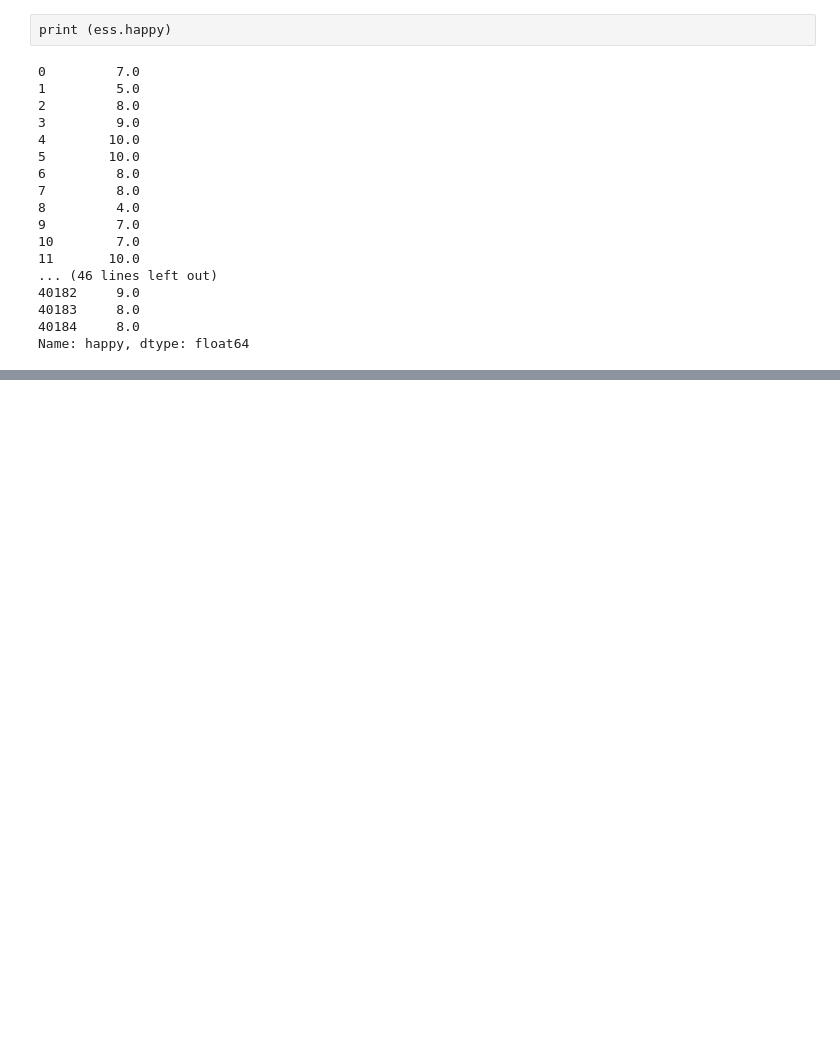
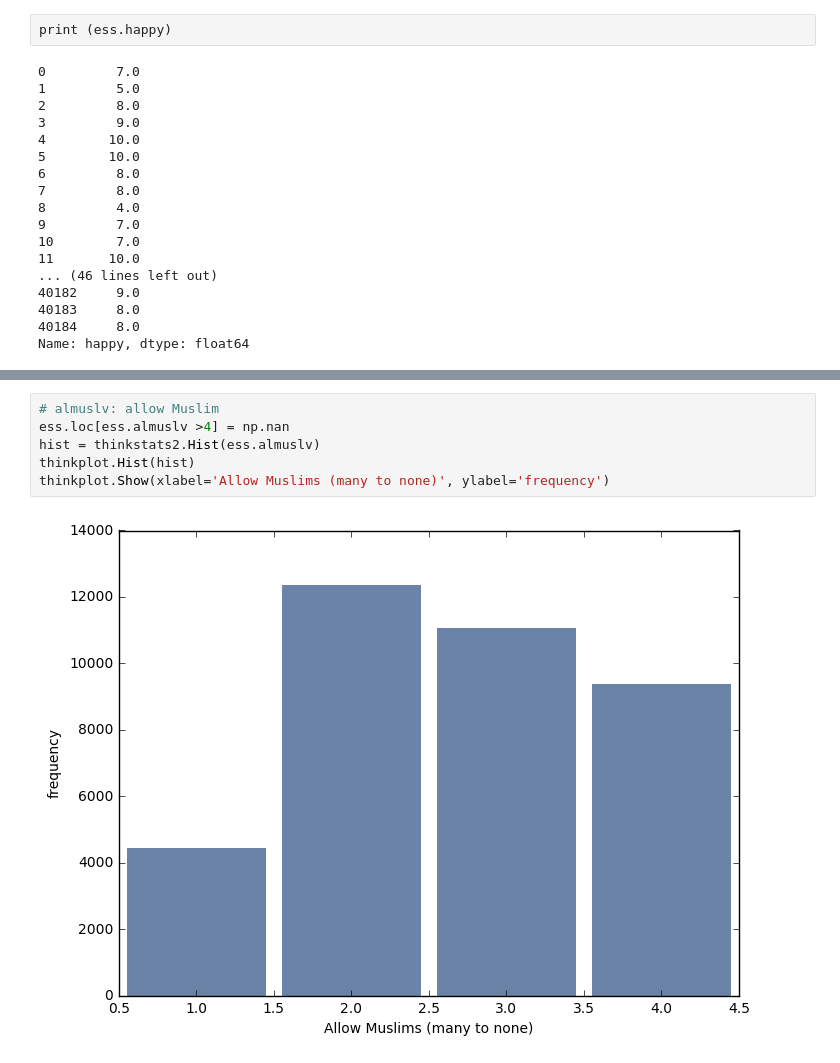
Before and after one commit to apurvaraman/DataScienceReport1, a Jupyter notebook: Report1.ipynb, the cells around one changed output, grey strips where cells are left out. Saved outputs shown, nothing was run; the diff lists cells and outputs as text; blank space fills up the shorter version.

```diff
--- a/Report1.ipynb
+++ b/Report1.ipynb
@@ -80,0 +105,8 @@ thinkplot.Show(xlabel='happy', ylabel='frequency')
+# %%
+# almuslv: allow Muslim
+ess.loc[ess.almuslv >4] = np.nan
+hist = thinkstats2.Hist(ess.almuslv)
+thinkplot.Hist(hist)
+thinkplot.Show(xlabel='Allow Muslims (many to none)', ylabel='frequency')
+# %% [output]
+[figure, added]
```
Also changed, not shown: parts of 8 cells of this notebook.
